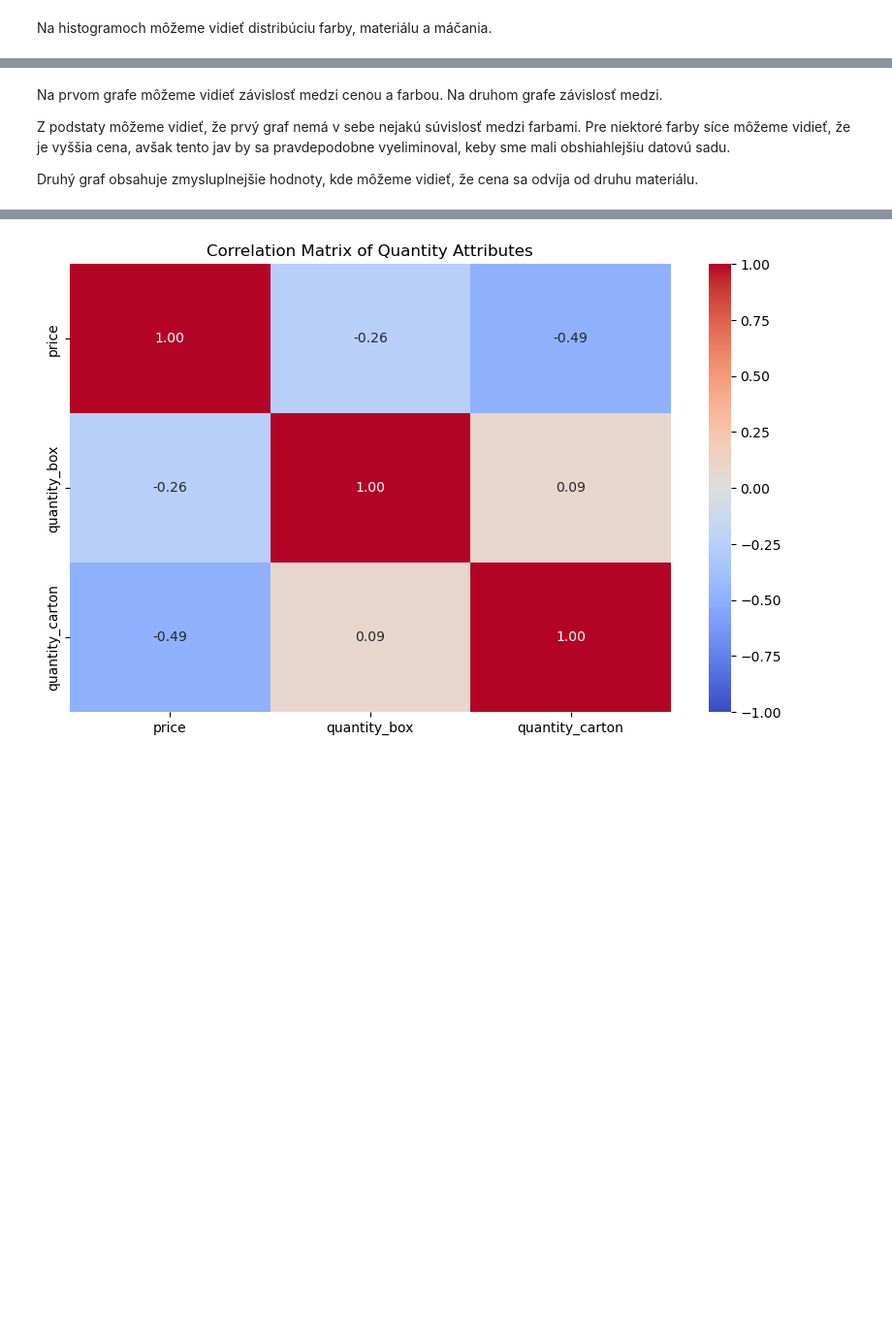
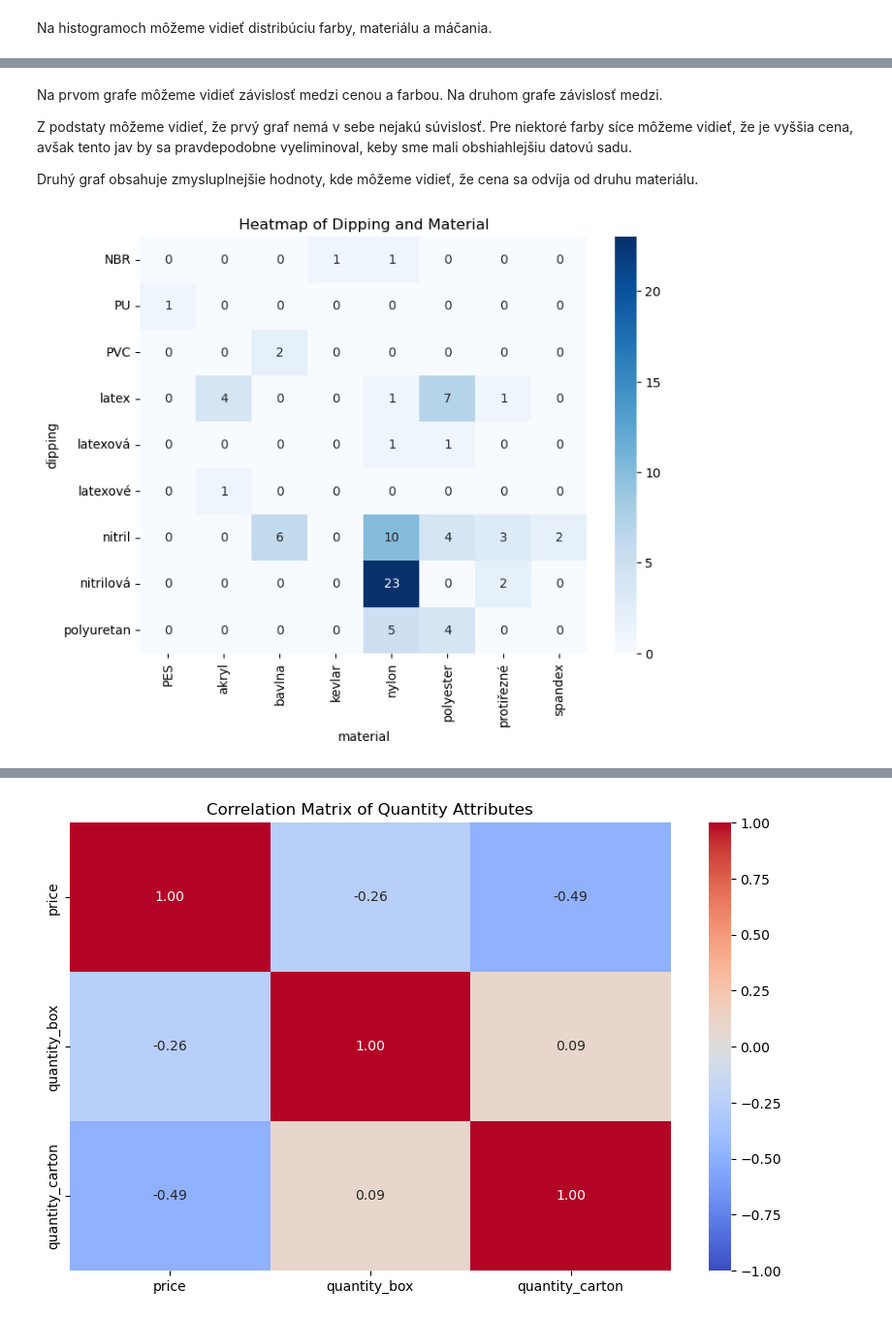
Before and after one commit to Adam-K2/upa-project, a Jupyter notebook: projekt_3/upa_3.ipynb, the cells around one changed output, grey strips where cells are left out. Shown at 97% size. Drawn from its saved outputs; the diff is of its cells as text; code cells hidden in the pictures; blank space fills up the shorter version.

```diff
--- a/projekt_3/upa_3.ipynb
+++ b/projekt_3/upa_3.ipynb
@@ -261,7 +263,14 @@ plt.show()
 # %% [markdown]
 Na prvom grafe môžeme vidieť závislosť medzi cenou a farbou. Na druhom grafe závislosť medzi.
 
-Z podstaty môžeme vidieť, že prvý graf nemá v sebe nejakú súvislosť medzi farbami. Pre niektoré farby síce môžeme vidieť, že je vyššia cena, avšak tento jav by sa pravdepodobne vyeliminoval, keby sme mali obshiahlejšiu datovú sadu.
+Z podstaty môžeme vidieť, že prvý graf nemá v sebe nejakú súvislosť. Pre niektoré farby síce môžeme vidieť, že je vyššia cena, avšak tento jav by sa pravdepodobne vyeliminoval, keby sme mali obshiahlejšiu datovú sadu.
 
 Druhý graf obsahuje zmysluplnejšie hodnoty, kde môžeme vidieť, že cena sa odvíja od druhu materiálu.
+# %%
+plt.figure(figsize=(8, 6))
+sns.heatmap(pd.crosstab(df['dipping'], df['material']), annot=True, fmt='d', cmap='Blues')
+plt.title("Heatmap of Dipping and Material")
+plt.show()
+# %% [output]
+[figure, added]
 # %%
```
Also changed, not shown: parts of 14 cells of this notebook.
